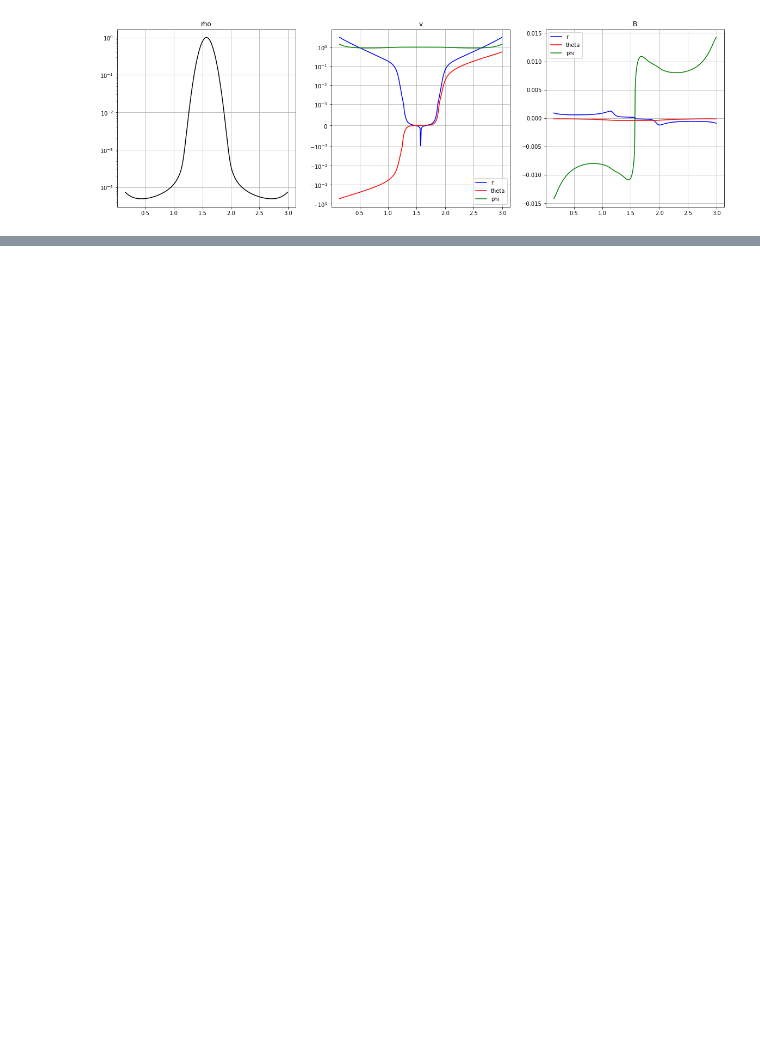
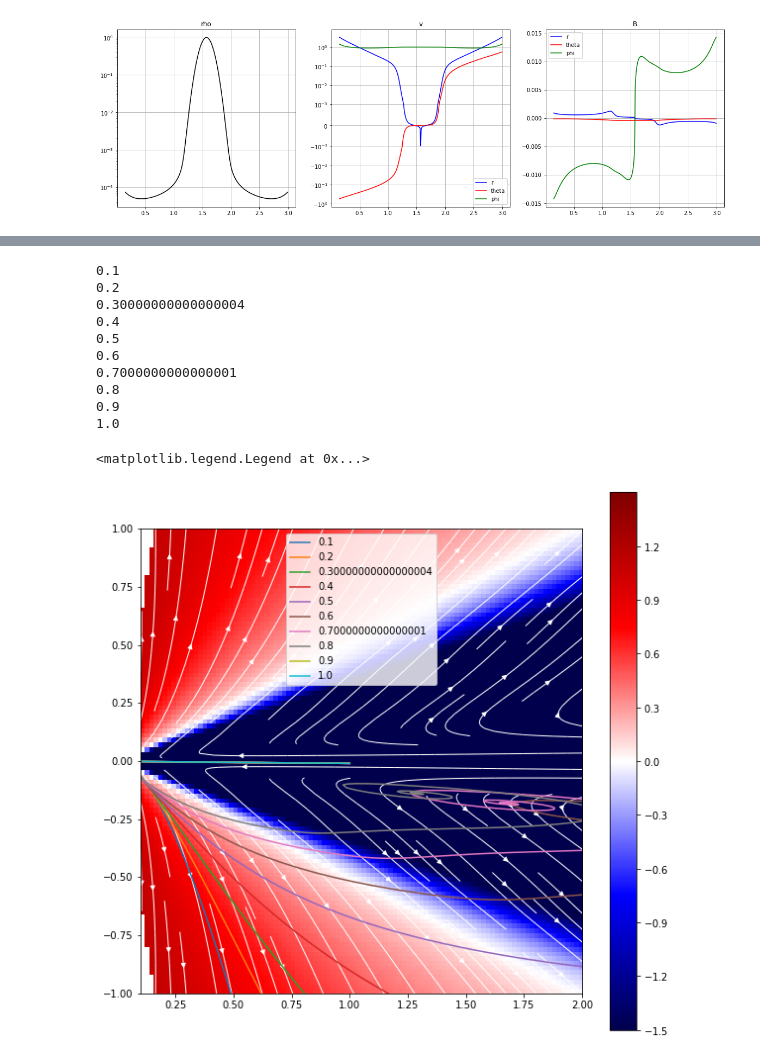
Before and after one commit to rasmus98/SelfSimilarDisc, a Jupyter notebook: lesur.ipynb, the cells around one changed output, grey strips where cells are left out. Drawn from its saved outputs; the diff is of its cells as text; code cells hidden in the pictures; blank space fills up the shorter version.

```diff
--- a/lesur.ipynb
+++ b/lesur.ipynb
@@ -203,0 +149,35 @@ KeyboardInterrupt:
+# %%
+def plot_vector_field(field, extent=(0.1, 2, -1, 1), resolution=(100,100), color_scale=(-1.5, 1.5)):
+    v = regularized_fields.v
+    Rs, zs = np.meshgrid(np.linspace(*extent[:2],resolution[0]), np.linspace(*extent[2:],resolution[1]))
+    thetas = np.pi/2-np.arctan(zs/Rs)
+    rs   = np.hypot(Rs, zs)
+    dr   = np.interp(thetas, v.theta_grid, v.v_r, left=np.nan, right=np.nan)*rs**v.a
+    dt   = np.interp(thetas, v.theta_grid, v.v_theta, left=np.nan, right=np.nan)*rs**v.a
+    dphi = np.interp(thetas, v.theta_grid, v.v_phi, left=np.nan, right=np.nan)*rs**v.a
+    cs   = np.interp(thetas, v.theta_grid, mhd_sim.cs.v, left=np.nan, right=np.nan)*rs**mhd_sim.cs.a
+    plt.streamplot(Rs, zs, dr * np.sin(thetas) + dt * np.cos (thetas), dr * np.cos(thetas) - dt * np.sin(thetas), color="w", linewidth=1)
+    plt.imshow(np.log10(np.sqrt(dr**2+dt**2)/cs),extent=extent, norm=matplotlib.colors.Normalize(*color_scale), cmap="seismic")
+    plt.colorbar(ticks=np.arange(*color_scale, 0.3), format="$%.1f$")
+# %%
+plt.figure(figsize=(10,10))
+plot_vector_field(v,extent=(0.1, 2, -1, 1))
+for dustsize in np.linspace(0.1, 1, 10):
+    print(dustsize)
+    res = integrate_streamline(1, np.pi/2+0.01, dustsize, regularized_fields.v, regularized_fields.rho, mhd_sim.cs)
+    plt.plot(np.cos(np.pi/2-res.y[1])*res.y[0], np.sin(np.pi/2-res.y[1])*res.y[0])
+plt.axis((0.1, 2, -1, 1))
+plt.legend(np.linspace(0.1, 1, 10))
+# %% [output]
+0.1
+0.2
+0.30000000000000004
+0.4
+0.5
+0.6
+0.7000000000000001
+0.8
+0.9
+1.0
+<matplotlib.legend.Legend at 0x...>
+[figure, added]
```
Also changed, not shown: parts of 21 cells of this notebook.
